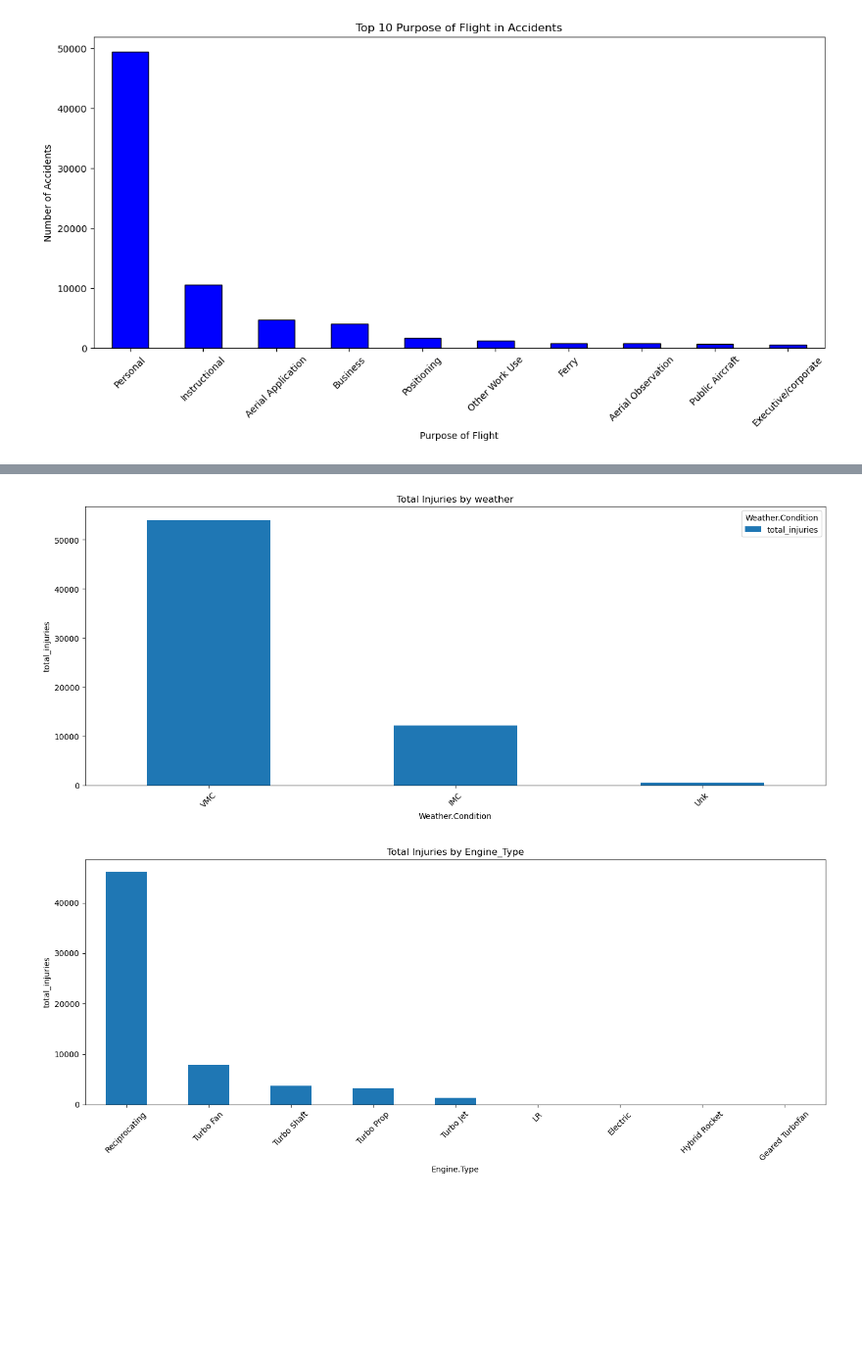
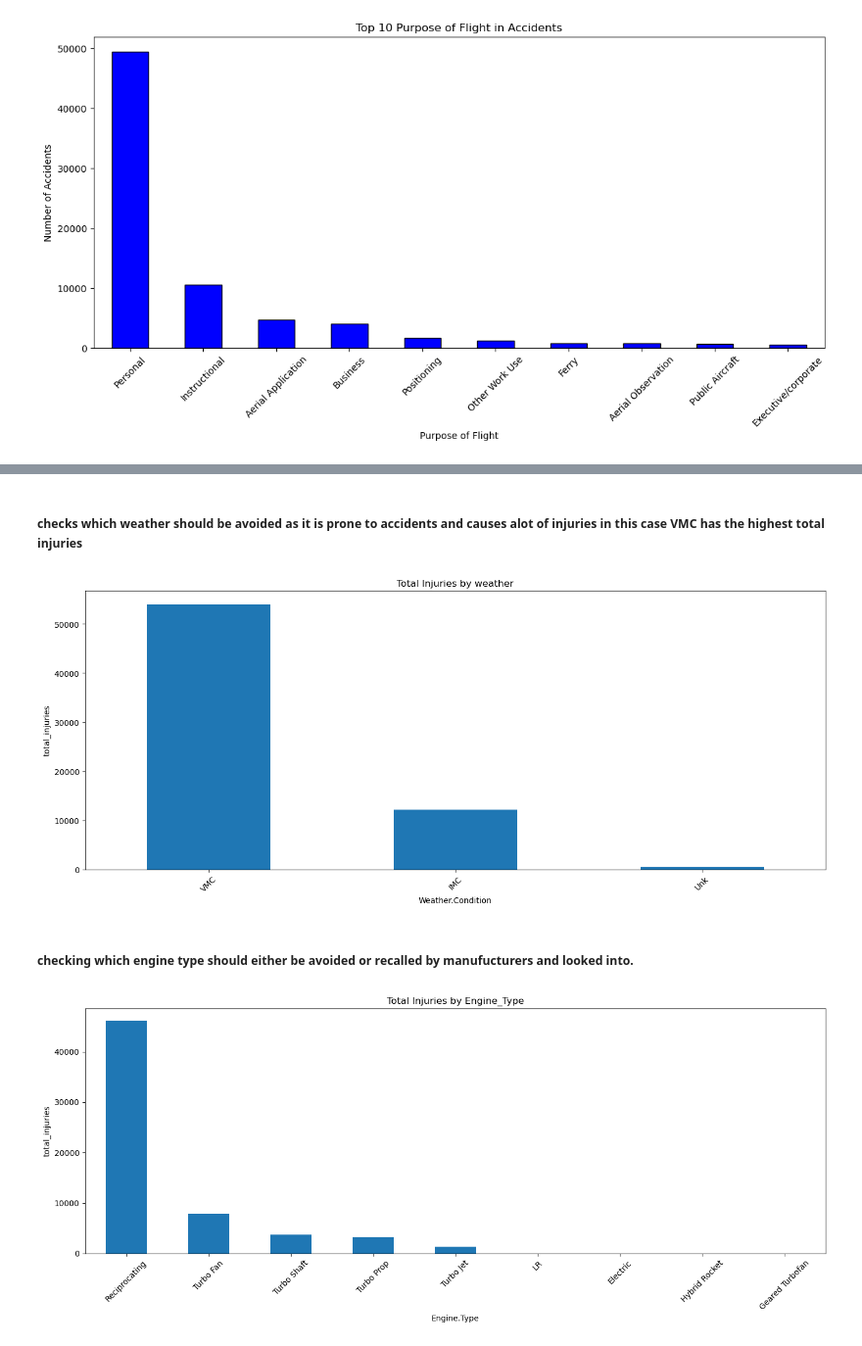
Before and after one commit to Luccy-svg/Aviation_Accidents_Project, a Jupyter notebook: student.ipynb, the cells around one changed output, grey strips where cells are left out. Shown at 98% size. Drawn from its saved outputs; the diff is of its cells as text; code cells hidden in the pictures; blank space fills up the shorter version.

```diff
--- a/student.ipynb
+++ b/student.ipynb
@@ -214,7 +197,8 @@ array(['Personal', nan, 'Business', 'Instructional', 'Unknown', 'Ferry',
        'Public Aircraft - State', 'Banner Tow', 'Firefighting',
        'Air Race show', 'PUBS', 'ASHO', 'PUBL'], dtype=object)
 # %%
-df['Purpose.of.flight']= df['Purpose.of.flight'].replace(['','Unknown','nan'], np.nan)
+df['Purpose.of.flight']= df['Purpose.of.flight'].replace(to_replace=['','Unknown',], value=np.nan)
+
 print(df['Purpose.of.flight'])
 # %% [output]
 0        Personal
@@ -235,7 +219,7 @@ df['Latitude'].unique()
 array([nan, '36.922223', '42.445277', ..., '321814N', '039101N',
        '373829N'], dtype=object)
 # %%
-df['Latitude']= df['Latitude'].replace(['','nan'], np.nan)
+df['Latitude']= df['Latitude'].replace(to_replace=[''], value= np.nan)
 print(df['Latitude'])
 # %% [output]
 0              NaN
@@ -256,7 +240,7 @@ df['Longitude'].unique()
 array([nan, '-81.878056', '-70.758333', ..., '1114536W', '0835218W',
        '0121410W'], dtype=object)
 # %%
-df['Longitude']= df['Longitude'].replace(['','nan'], np.nan)
+df['Longitude']= df['Longitude'].replace(to_replace=[''],value= np.nan)
 print(df['Longitude'])
 # %% [output]
 0               NaN
@@ -490,0 +477,16 @@ print(all_accidents)
+# %%
+# loc in this case enables us to look into the row
+
+df['ratio'] = df['Total.Fatal.Injuries'] / df['total_injuries']
+df['ratio1'] = df['Total.Serious.Injuries'] / df['total_injuries']
+
+df_filtered= df[(df['ratio'] > 0) & (df['ratio1']>0)]
+
+df_subset = df_filtered[['Model', 'Make', 'Injury.Severity', 'ratio', 'ratio1']]
+
+df_subset.loc[:,'ratio1'] = pd.to_numeric(df_subset['ratio1'],errors= 'coerce')
+df_subset.loc[:,'ratio'] = pd.to_numeric(df_subset['ratio'],errors= 'coerce')
+
+risky_aircraft =df_subset.groupby(['Model', 'Make', 'Injury.Severity'])[['ratio', 'ratio1']].mean().reset_index()
+risky_aircraft = risky_aircraft.sort_values(by= ['ratio', 'ratio1'], ascending= False)
+risky_aircraft.head(10)
@@ -648,15 +634,18 @@ plt.show()
+# %% [markdown]
+##### checks which weather should be avoided as it is prone to accidents and causes alot of injuries in this case VMC has the highest total injuries
 # %%
 injuries_by_weather= df.groupby('Weather.Condition')['total_injuries'].sum().sort_values(ascending= False)
 injuries_by_weather.plot(kind = 'bar', figsize=(14,6))
 plt.title('Total Injuries by weather')
 plt.xlabel('Weather.Condition')
 plt.ylabel('total_injuries')
 plt.xticks(rotation=45)
-plt.legend(title= 'Weather.Condition')
 plt.tight_layout()
 plt.show()
 # %% [output]
-[figure, old version]
+[figure, new version]
+# %% [markdown]
+##### checking which engine type should either be avoided or recalled by manufucturers and looked into.
 # %%
 injuries_by_engine= df.groupby('Engine.Type')['total_injuries'].sum().sort_values(ascending= False)
 injuries_by_engine.plot(kind = 'bar', figsize=(14,6))
```
Also changed, not shown: parts of 37 cells of this notebook.
